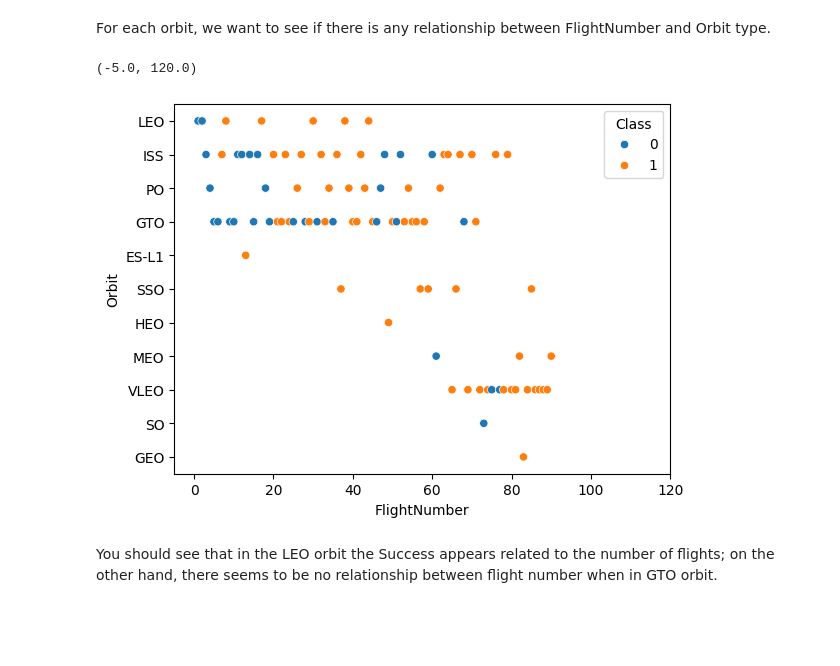
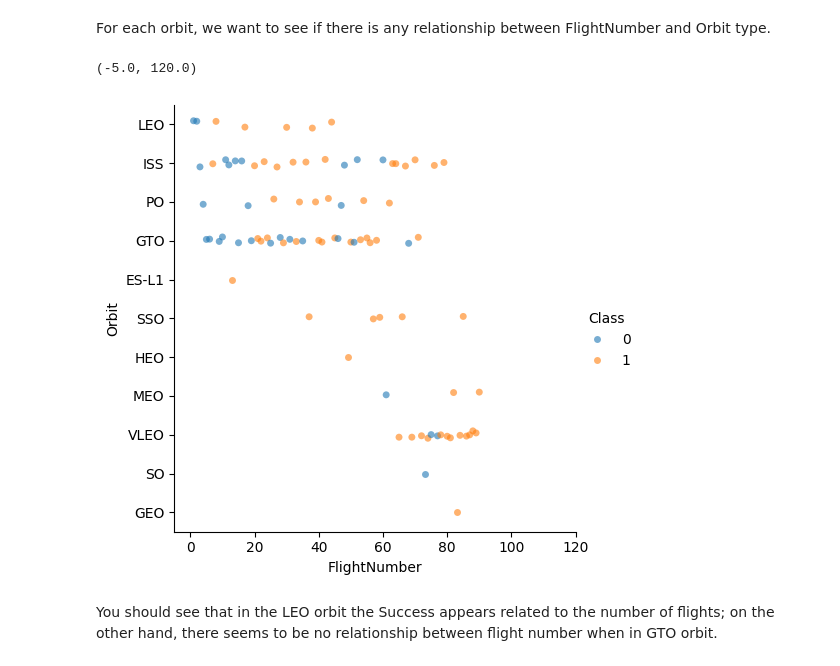
Before and after one commit to Sywliray/IBM-Data-Science-Capstone-Project, a Jupyter notebook: jupyter-labs-eda-dataviz-v2.ipynb, the cells around one changed output. Drawn from its saved outputs; the diff is of its cells as text; code cells hidden in the pictures; blank space fills up the shorter version.

```diff
--- a/jupyter-labs-eda-dataviz-v2.ipynb
+++ b/jupyter-labs-eda-dataviz-v2.ipynb
@@ -125,11 +129,11 @@ Analyze the ploted bar chart try to find which orbits have high sucess rate.
 For each orbit, we want to see if there is any relationship between FlightNumber and Orbit type.
 # %%
 # Plot a scatter point chart with x axis to be FlightNumber and y axis to be the Orbit, and hue to be the class value
-sns.scatterplot(data=df,x='FlightNumber',y='Orbit',hue='Class')
+sns.catplot(data=df,x='FlightNumber',y='Orbit',hue='Class',alpha=0.6)
 plt.xlim(-5,120)
 # %% [output]
 (-5.0, 120.0)
-[figure, old version]
+[figure, new version]
 # %% [markdown]
 You should see that in the LEO orbit the Success appears related to the number of flights; on the other hand, there seems to be no relationship between flight number when in GTO orbit.
 # %% [markdown]
```
Also changed, not shown: parts of 3 cells of this notebook, 4 other files.
